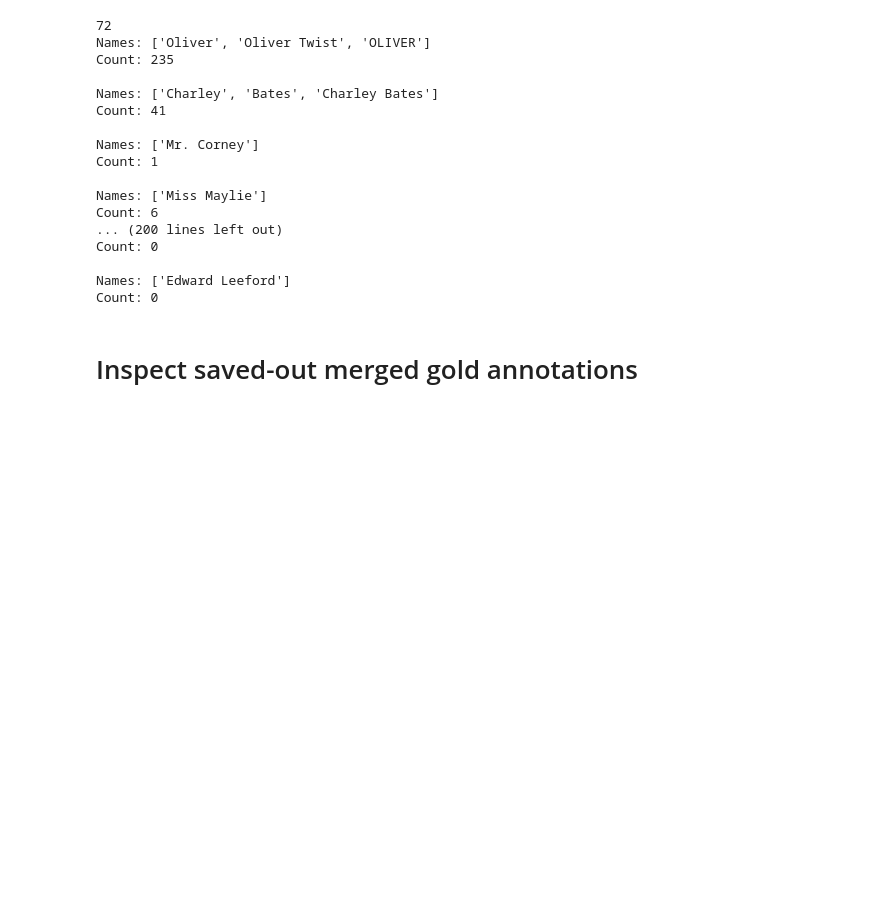
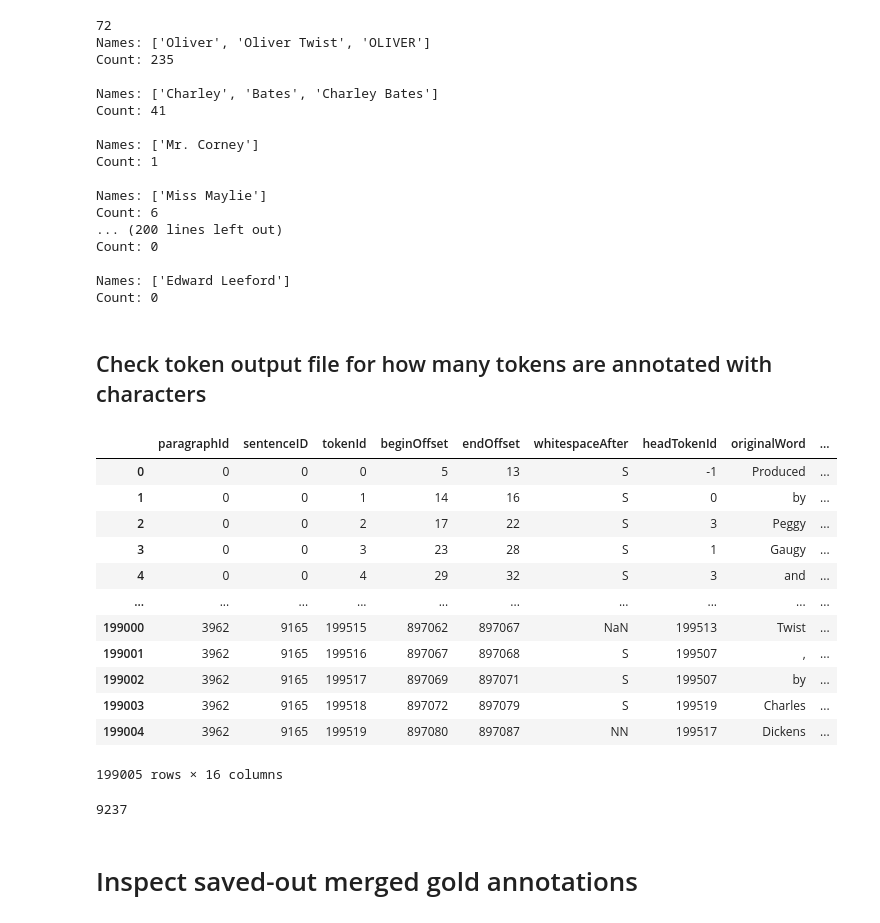
Before and after one commit to michaelmilleryoder/fanfiction-scripts, a Jupyter notebook: jupyter/pipeline_evaluation.ipynb, the cells around one changed output. Saved outputs shown, nothing was run; the diff lists cells and outputs as text; code cells hidden in the pictures; blank space fills up the shorter version.

```diff
--- a/jupyter/pipeline_evaluation.ipynb
+++ b/jupyter/pipeline_evaluation.ipynb
@@ -62,6 +82,32 @@ Count: 0
 
 Names: ['Edward Leeford']
 Count: 0
+# %% [markdown]
+## Check token output file for how many tokens are annotated with characters
+# %%
+import pandas as pd
+
+tok_fpath = '/Users/myoder/software/book-nlp-quote-attribution/data/tokens/dickens.oliver.tokens'
+tok_data = pd.read_csv(tok_fpath, sep='\t')
+tok_data
+# %% [output]
+|  | paragraphId | sentenceID | tokenId | beginOffset | endOffset | whitespaceAfter | headTokenId | originalWord | ... |
+| 0 | 0 | 0 | 0 | 5 | 13 | S | -1 | Produced | ... |
+| 1 | 0 | 0 | 1 | 14 | 16 | S | 0 | by | ... |
+| 2 | 0 | 0 | 2 | 17 | 22 | S | 3 | Peggy | ... |
+| 3 | 0 | 0 | 3 | 23 | 28 | S | 1 | Gaugy | ... |
+| 4 | 0 | 0 | 4 | 29 | 32 | S | 3 | and | ... |
+| ... | ... | ... | ... | ... | ... | ... | ... | ... | ... |
+| 199000 | 3962 | 9165 | 199515 | 897062 | 897067 | NaN | 199513 | Twist | ... |
+| 199001 | 3962 | 9165 | 199516 | 897067 | 897068 | S | 199507 | , | ... |
+| 199002 | 3962 | 9165 | 199517 | 897069 | 897071 | S | 199507 | by | ... |
+| 199003 | 3962 | 9165 | 199518 | 897072 | 897079 | S | 199519 | Charles | ... |
+| 199004 | 3962 | 9165 | 199519 | 897080 | 897087 | NN | 199517 | Dickens | ... |
+199005 rows × 16 columns
+# %%
+sum(tok_data['characterId']>-1)
+# %% [output]
+9237
 # %% [markdown]
 # Inspect saved-out merged gold annotations
 # %%
```
Also changed, not shown: parts of 2 cells of this notebook.
